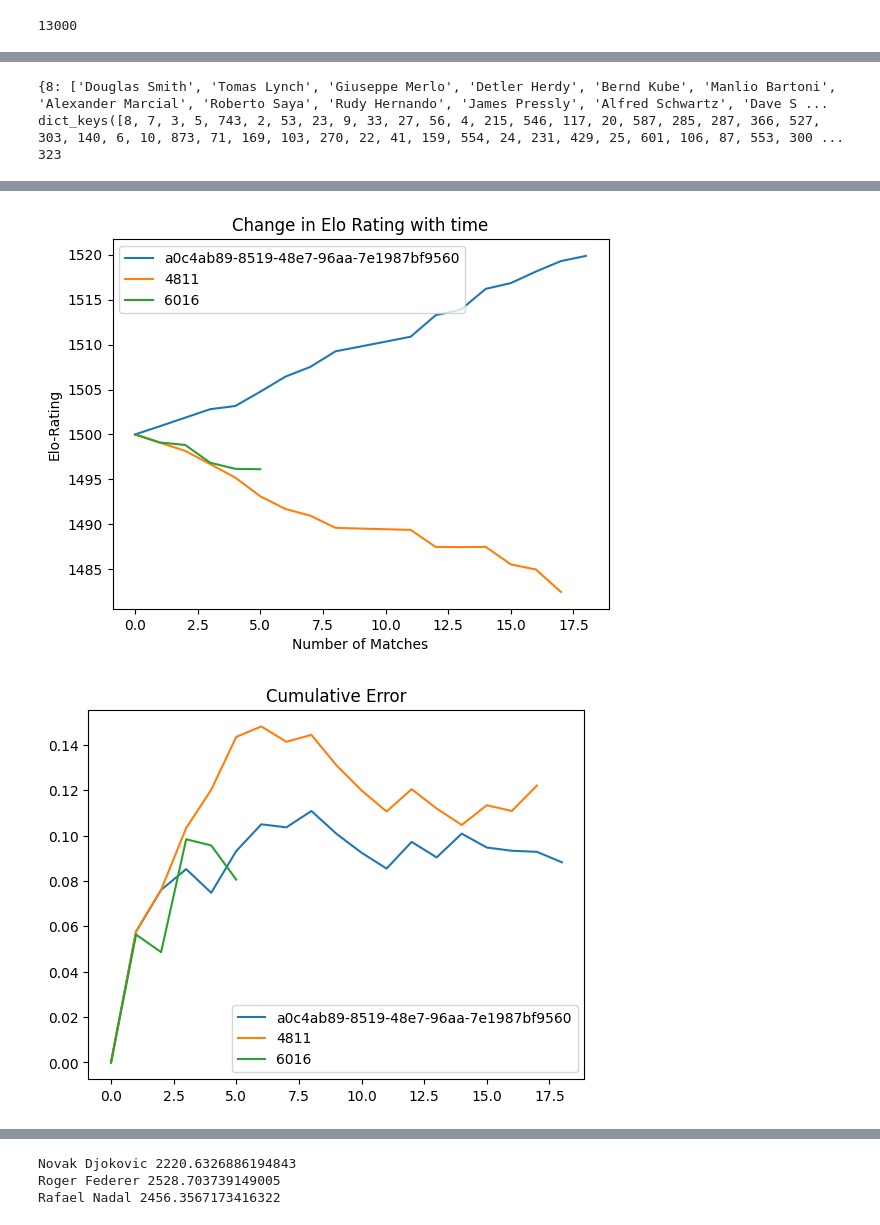
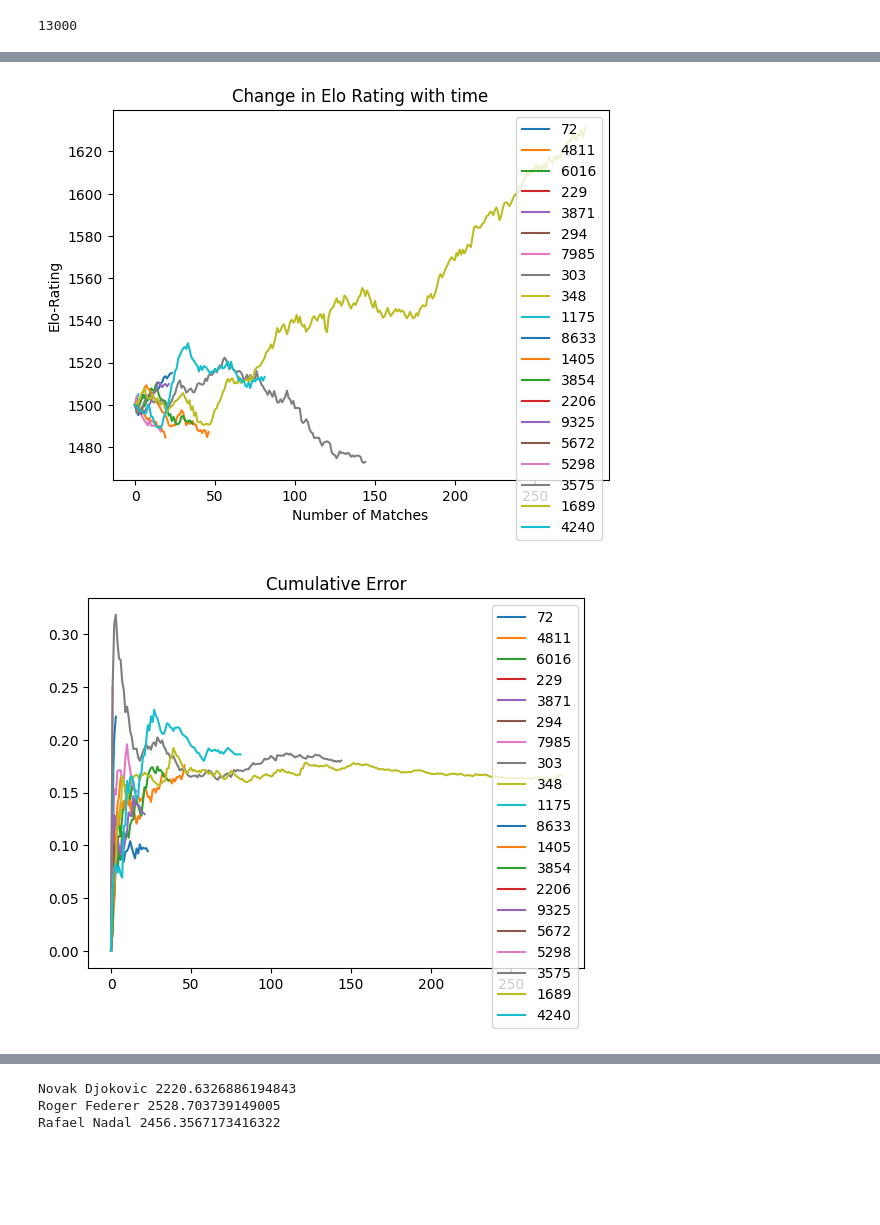
Before and after one commit to gametheoryblr/Rating-Matching, a Jupyter notebook: notebooks/analyse_squash.ipynb, the cells around one changed output, grey strips where cells are left out. Drawn from its saved outputs; the diff is of its cells as text; code cells hidden in the pictures; blank space fills up the shorter version.

```diff
--- a/notebooks/analyse_squash.ipynb
+++ b/notebooks/analyse_squash.ipynb
@@ -255,11 +255,11 @@ for i in range(dataset.shape[0]):
     mtch = dataset.loc[i]
     if mtch['result'] != 'W' and mtch['result'] != 'D': # only win or draw (draws are repeated currently)
         continue
-    name_id[mtch['user_id']] = mtch['user_id']
-    if mtch['user_id'] not in players.keys():
-        players[mtch['user_id']] = Player(mtch['user_id'],mtch['user_id'])
-        prat[mtch['user_id']] = [1500]
-        plerr[mtch['user_id']] = [0]
+    name_id[mtch['usr_id']] = mtch['usr_id']
+    if mtch['usr_id'] not in players.keys():
+        players[mtch['usr_id']] = Player(mtch['usr_id'],mtch['usr_id'])
+        prat[mtch['usr_id']] = [1500]
+        plerr[mtch['usr_id']] = [0]
     if mtch['oppnt_id'] not in players.keys():
         players[mtch['oppnt_id']] = Player(mtch['oppnt_id'],mtch['oppnt_id'])
         prat[mtch['oppnt_id']] = [1500]
@@ -269,14 +269,14 @@ for i in range(dataset.shape[0]):
     dscore = date_parser(mtch['date_time'])
     if players[mtch['oppnt_id']].last_match == -1:
         players[mtch['oppnt_id']].last_match = dscore
-    if players[mtch['user_id']].last_match == -1:
-        players[mtch['user_id']].last_match = dscore
+    if players[mtch['usr_id']].last_match == -1:
+        players[mtch['usr_id']].last_match = dscore
     k_loser = dscore - players[mtch['oppnt_id']].last_match
-    k_winner = dscore - players[mtch['user_id']].last_match
+    k_winner = dscore - players[mtch['usr_id']].last_match
 
     players[mtch['oppnt_id']].updateTime(dscore)
-    players[mtch['user_id']].updateTime(dscore)
-    delta = players[mtch['user_id']].rating - players[mtch['oppnt_id']].rating
+    players[mtch['usr_id']].updateTime(dscore)
+    delta = players[mtch['usr_id']].rating - players[mtch['oppnt_id']].rating
     # predict result of the match
     pred = eloObj.predict(delta) # probability of a person with rating ``advantage`` DELTA winning??
     try:
@@ -289,14 +289,14 @@ for i in range(dataset.shape[0]):
     loser_stat = 1 - winner_stat
 
     plerr[mtch['oppnt_id']].append(abs(pred - loser_stat))        # might need to change this
-    plerr[mtch['user_id']].append(abs(1 - pred - winner_stat))  # might need to change this
+    plerr[mtch['usr_id']].append(abs(1 - pred - winner_stat))  # might need to change this
 
-    players[mtch['user_id']].rating = eloObj.elo_rate(players[mtch['user_id']].rating,delta,winner_stat,k_winner)
-    players[mtch['user_id']].wins +=1
+    players[mtch['usr_id']].rating = eloObj.elo_rate(players[mtch['usr_id']].rating,delta,winner_stat,k_winner)
+    players[mtch['usr_id']].wins +=1
     players[mtch['oppnt_id']].rating = eloObj.elo_rate(players[mtch['oppnt_id']].rating,delta,loser_stat,k_loser)
     players[mtch['oppnt_id']].lose += 1
     prat[mtch['oppnt_id']].append(players[mtch['oppnt_id']].rating)
-    prat[mtch['user_id']].append(players[mtch['user_id']].rating)
+    prat[mtch['usr_id']].append(players[mtch['usr_id']].rating)
 # %% [output]
 13000
 # %%
@@ -322,22 +322,6 @@ a0c4ab89-8519-48e7-96aa-7e1987bf9560 1519.868015206126
-# %%
-tosee = {}
-maxIndex = -1
-for i in prat.keys():
-    if len(prat[i]) not in tosee.keys():
-        tosee[len(prat[i])] = []
-    tosee[len(prat[i])].append(i)
-    if len(prat[i]) >= 300 and (maxIndex == -1 or len(tosee[maxIndex]) < len(tosee[len(prat[i])])):
-        maxIndex = len(prat[i])
-print(tosee)
-print(tosee.keys())
-print(maxIndex)
-# %% [output]
-{8: ['Douglas Smith', 'Tomas Lynch', 'Giuseppe Merlo', 'Detler Herdy', 'Bernd Kube', 'Manlio Bartoni', 'Alexander Marcial', 'Roberto Saya', 'Rudy Hernando', 'James Pressly', 'Alfred Schwartz', 'Dave S ...
-dict_keys([8, 7, 3, 5, 743, 2, 53, 23, 9, 33, 27, 56, 4, 215, 546, 117, 20, 587, 285, 287, 366, 527, 303, 140, 6, 10, 873, 71, 169, 103, 270, 22, 41, 159, 554, 24, 231, 429, 25, 601, 106, 87, 553, 300 ...
-323
 # %%
 
-ppl = list(prat.keys())[:3]
+ppl = list(prat.keys())[:20]
 print(ppl)
 for i in ppl:
     print(i,players[i].wins,players[i].lose)
@@ -395,2 +392,2 @@ a0c4ab89-8519-48e7-96aa-7e1987bf9560 18 0
-[figure, old version]
+[figure, new version]
-[figure, old version]
+[figure, new version]
```
Also changed, not shown: parts of 2 cells of this notebook.
